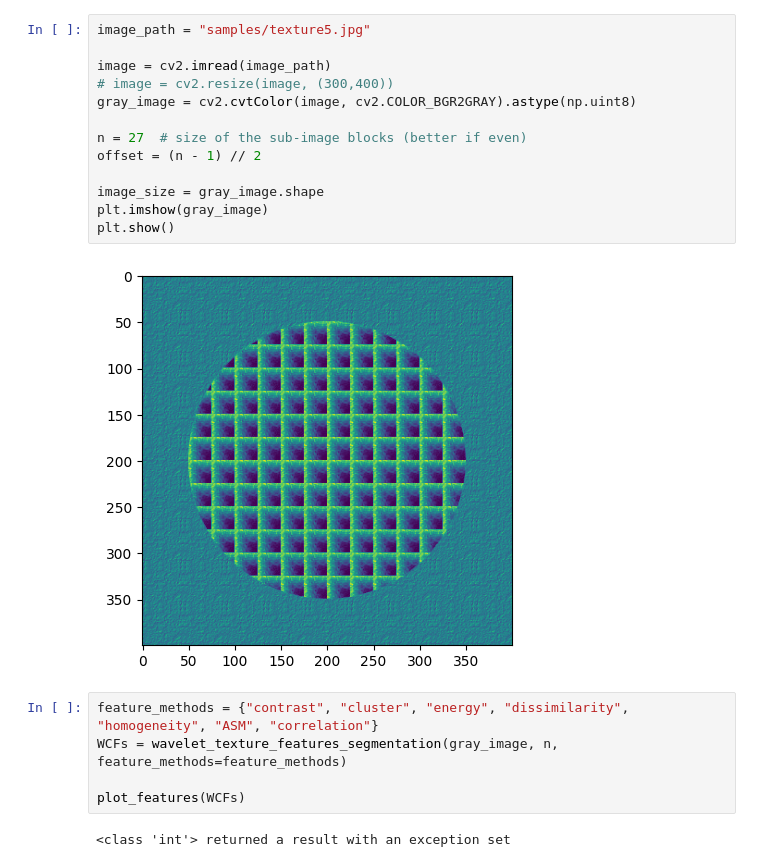
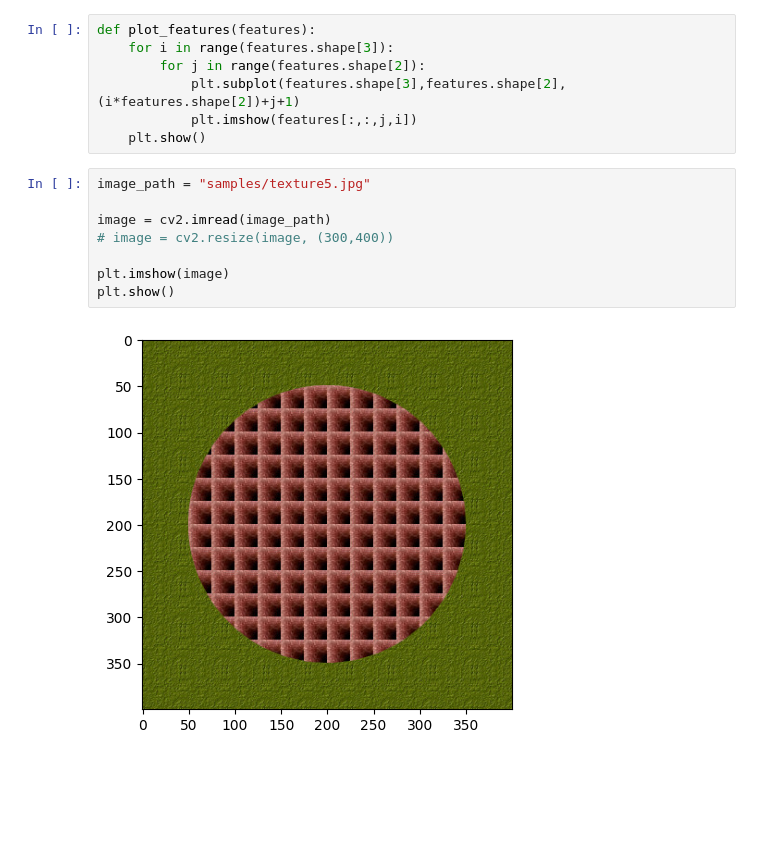
Before and after one commit to HuysArthur/texture-features-as-optimization-for-unsupervised-image-segmentation, a Jupyter notebook: texture-segmentation.ipynb, the cells around one changed output. Cells and saved outputs as stored; diff of their text form; blank space fills up the shorter version.

```diff
--- a/texture-segmentation.ipynb
+++ b/texture-segmentation.ipynb
@@ -43,22 +9,17 @@ def create_gaussian_disk(radius, sigma):
+# %%
+def plot_features(features):
+    for i in range(features.shape[3]):
+        for j in range(features.shape[2]):
+            plt.subplot(features.shape[3],features.shape[2],(i*features.shape[2])+j+1)
+            plt.imshow(features[:,:,j,i])
+    plt.show()
 # %%
 image_path = "samples/texture5.jpg"
 
 image = cv2.imread(image_path)
 # image = cv2.resize(image, (300,400))
-gray_image = cv2.cvtColor(image, cv2.COLOR_BGR2GRAY).astype(np.uint8)
 
-n = 27  # size of the sub-image blocks (better if even)
-offset = (n - 1) // 2
-
-image_size = gray_image.shape
-plt.imshow(gray_image)
+plt.imshow(image)
 plt.show()
 # %% [output]
-[figure, old version]
+[figure, new version]
-# %%
-feature_methods = {"contrast", "cluster", "energy", "dissimilarity", "homogeneity", "ASM", "correlation"}
-WCFs = wavelet_texture_features_segmentation(gray_image, n, feature_methods=feature_methods)
-
-plot_features(WCFs)
-# %% [output]
-<class 'int'> returned a result with an exception set
```
Also changed, not shown: parts of 20 cells of this notebook, 4 other files.
